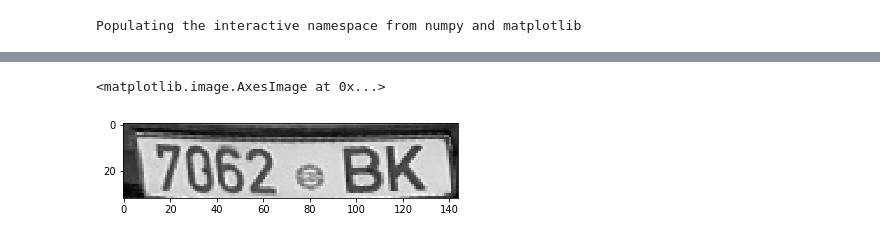
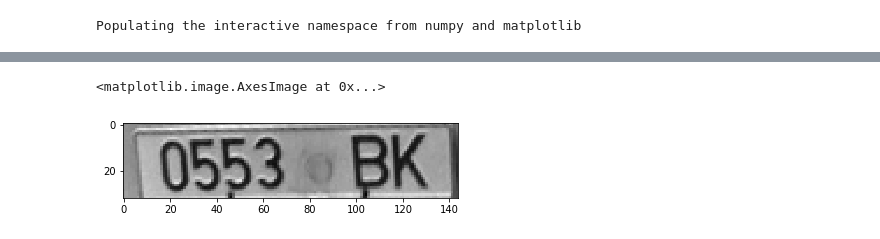
Before and after one commit to ddaletski/Lpr-experiments, a Jupyter notebook: borders.ipynb, the cells around one changed output, grey strips where cells are left out. Drawn from its saved outputs; the diff is of its cells as text; code cells hidden in the pictures.

```diff
--- a/borders.ipynb
+++ b/borders.ipynb
@@ -4,9 +4,15 @@ import cv2
 import os
 # %% [output]
 Populating the interactive namespace from numpy and matplotlib
+# %%
+def to_degrees(angle):
+    return int(angle * 180 / np.pi)
+
+def to_radians(angle):
+    return angle / 180 * np.pi
 # %%
 plates_dir = "data/borders/"
-plate_file = os.path.join(plates_dir, os.listdir(plates_dir)[4])
+plate_file = os.path.join(plates_dir, os.listdir(plates_dir)[1])
 img = cv2.imread(plate_file, cv2.IMREAD_GRAYSCALE)
 
 plt.imshow(img, cmap='gray')
@@ -110,0 +117,4 @@ ax2.imshow(edges_copy)
+# %%
+width, height = img.shape
+# %%
+hor_lines = get_lines(img, 1, width//2, dilation_kernel=(1, 3), max_angle_diff=to_radians(3), max_len_diff=width//8, show=True, plot_line_size=2, plot_bad_lines=False)
@@ -111,17 +123,18 @@ ax2.imshow(edges_copy)
 # %%
-topline = min(lines, key=lambda l: min(l[0][1], l[1][1]))
-bottomline = max(lines, key=lambda l: max(l[0][1], l[1][1]))
+topline, topline_parametric = min(hor_lines, key=lambda l: l[0][0][1] + l[0][1][1])
+bottomline, bottomline_parametric = max(hor_lines, key=lambda l: l[0][0][1] + l[0][1][1])
 
 rect_from = np.array([
     topline[0], topline[1], bottomline[1], bottomline[0]
 ], dtype=np.float32)
 rect_to = np.array([
     [0, 0], [144, 0], [144, 32], [0, 32]
 ], dtype=np.float32)
 
 transform = cv2.getPerspectiveTransform(rect_from, rect_to)
 
-plt.imshow(cv2.warpPerspective(img, transform, (144, 32)), cmap='gray')
+croppedHor = cv2.warpPerspective(img, transform, (144, 32))
+plt.imshow(croppedHor, cmap='gray')
 # %% [output]
 <matplotlib.image.AxesImage at 0x...>
-[figure, old version]
+[figure, new version]
```
Also changed, not shown: parts of 9 cells of this notebook.
